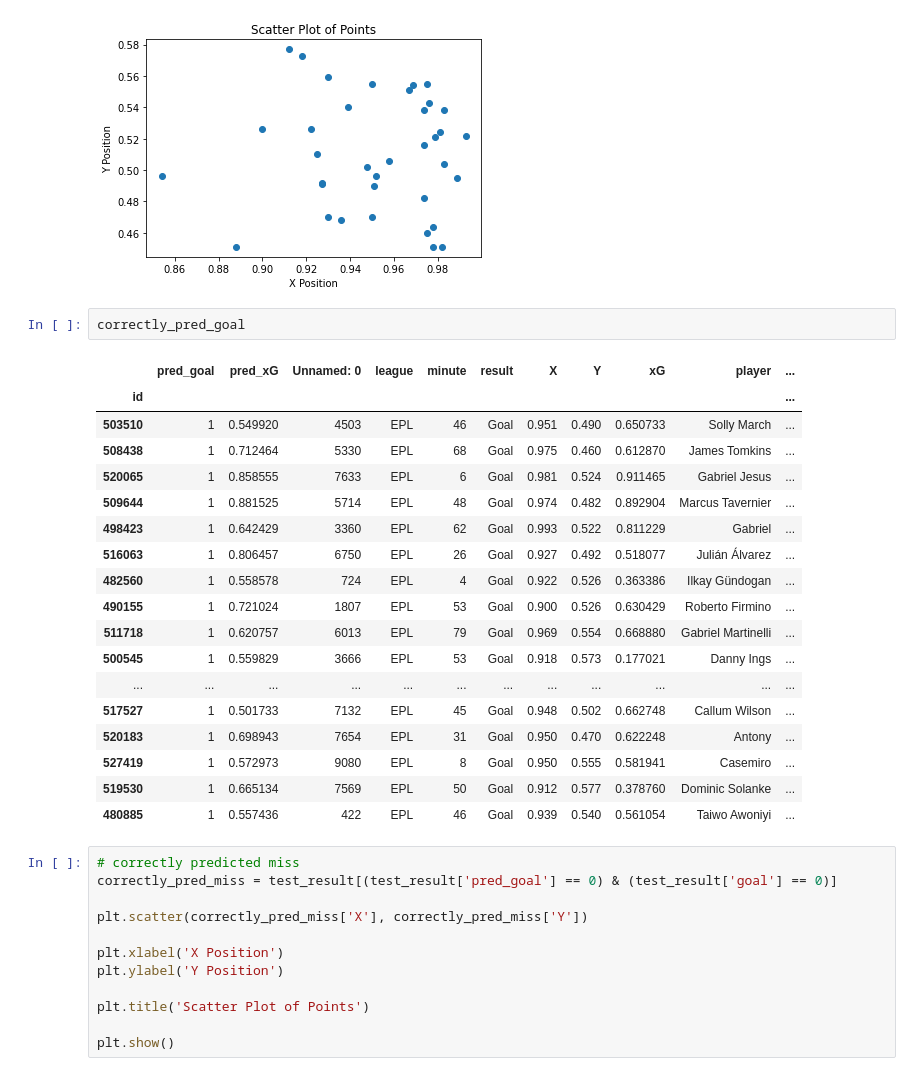
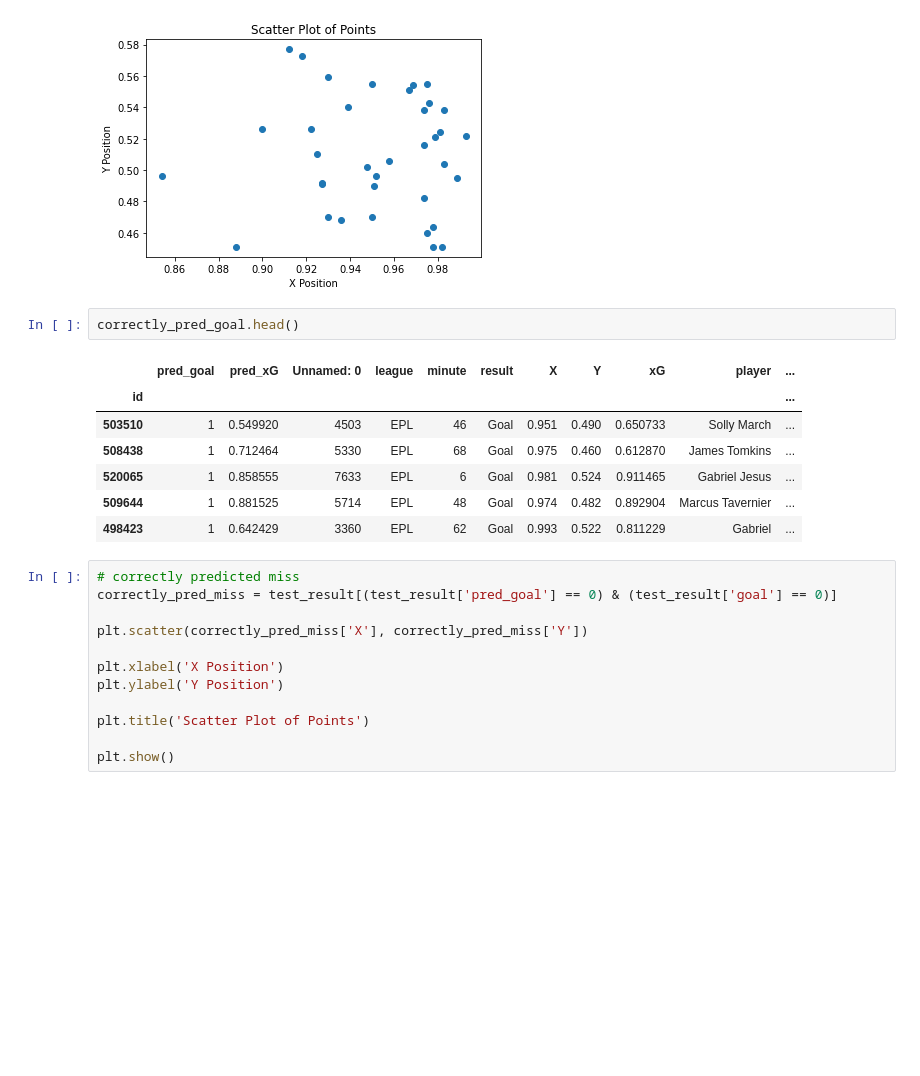
Before and after one commit to puxiao10/Hierarchy_xG_Model, a Jupyter notebook: xG_model.ipynb, the cells around one changed output. Saved outputs shown, nothing was run; the diff lists cells and outputs as text; blank space fills up the shorter version.

```diff
--- a/xG_model.ipynb
+++ b/xG_model.ipynb
@@ -341,26 +341,15 @@ plt.show()
 # %% [output]
 [figure]
 # %%
-correctly_pred_goal
+correctly_pred_goal.head()
 # %% [output]
 |  | pred_goal | pred_xG | Unnamed: 0 | league | minute | result | X | Y | xG | player | ... |
 | id |  |  |  |  |  |  |  |  |  |  | ... |
 | 503510 | 1 | 0.549920 | 4503 | EPL | 46 | Goal | 0.951 | 0.490 | 0.650733 | Solly March | ... |
 | 508438 | 1 | 0.712464 | 5330 | EPL | 68 | Goal | 0.975 | 0.460 | 0.612870 | James Tomkins | ... |
 | 520065 | 1 | 0.858555 | 7633 | EPL | 6 | Goal | 0.981 | 0.524 | 0.911465 | Gabriel Jesus | ... |
 | 509644 | 1 | 0.881525 | 5714 | EPL | 48 | Goal | 0.974 | 0.482 | 0.892904 | Marcus Tavernier | ... |
 | 498423 | 1 | 0.642429 | 3360 | EPL | 62 | Goal | 0.993 | 0.522 | 0.811229 | Gabriel | ... |
-| 516063 | 1 | 0.806457 | 6750 | EPL | 26 | Goal | 0.927 | 0.492 | 0.518077 | Julián Álvarez | ... |
-| 482560 | 1 | 0.558578 | 724 | EPL | 4 | Goal | 0.922 | 0.526 | 0.363386 | Ilkay Gündogan | ... |
-| 490155 | 1 | 0.721024 | 1807 | EPL | 53 | Goal | 0.900 | 0.526 | 0.630429 | Roberto Firmino | ... |
-| 511718 | 1 | 0.620757 | 6013 | EPL | 79 | Goal | 0.969 | 0.554 | 0.668880 | Gabriel Martinelli | ... |
-| 500545 | 1 | 0.559829 | 3666 | EPL | 53 | Goal | 0.918 | 0.573 | 0.177021 | Danny Ings | ... |
-| ... | ... | ... | ... | ... | ... | ... | ... | ... | ... | ... | ... |
-| 517527 | 1 | 0.501733 | 7132 | EPL | 45 | Goal | 0.948 | 0.502 | 0.662748 | Callum Wilson | ... |
-| 520183 | 1 | 0.698943 | 7654 | EPL | 31 | Goal | 0.950 | 0.470 | 0.622248 | Antony | ... |
-| 527419 | 1 | 0.572973 | 9080 | EPL | 8 | Goal | 0.950 | 0.555 | 0.581941 | Casemiro | ... |
-| 519530 | 1 | 0.665134 | 7569 | EPL | 50 | Goal | 0.912 | 0.577 | 0.378760 | Dominic Solanke | ... |
-| 480885 | 1 | 0.557436 | 422 | EPL | 46 | Goal | 0.939 | 0.540 | 0.561054 | Taiwo Awoniyi | ... |
 # %%
 # correctly predicted miss
 correctly_pred_miss = test_result[(test_result['pred_goal'] == 0) & (test_result['goal'] == 0)]
```
Also changed, not shown: parts of 2 cells of this notebook.
